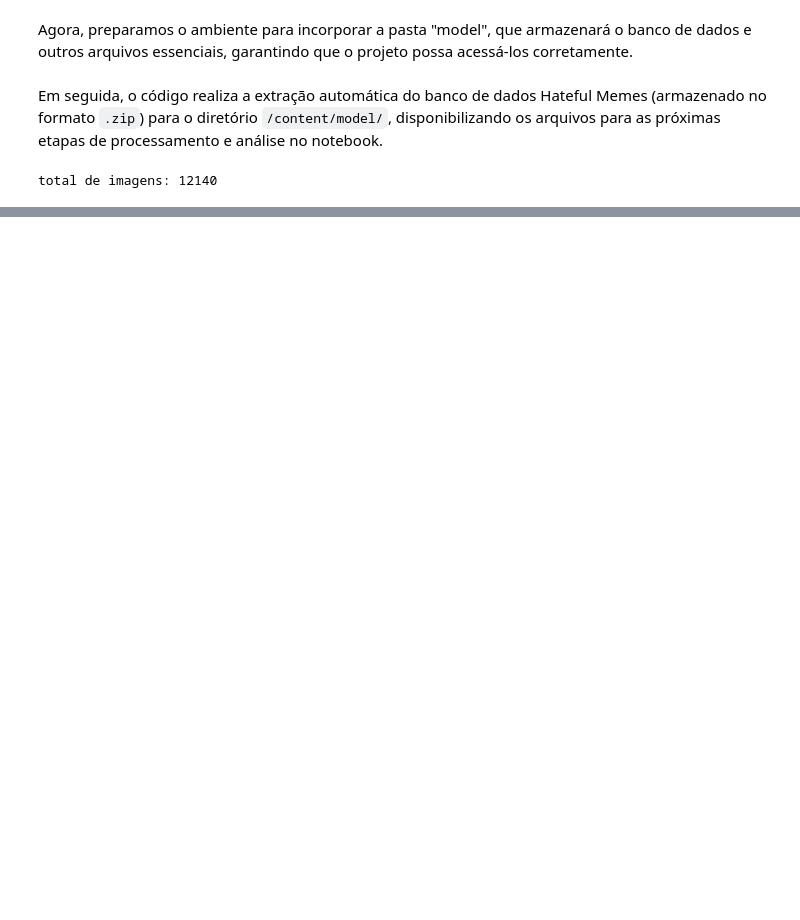
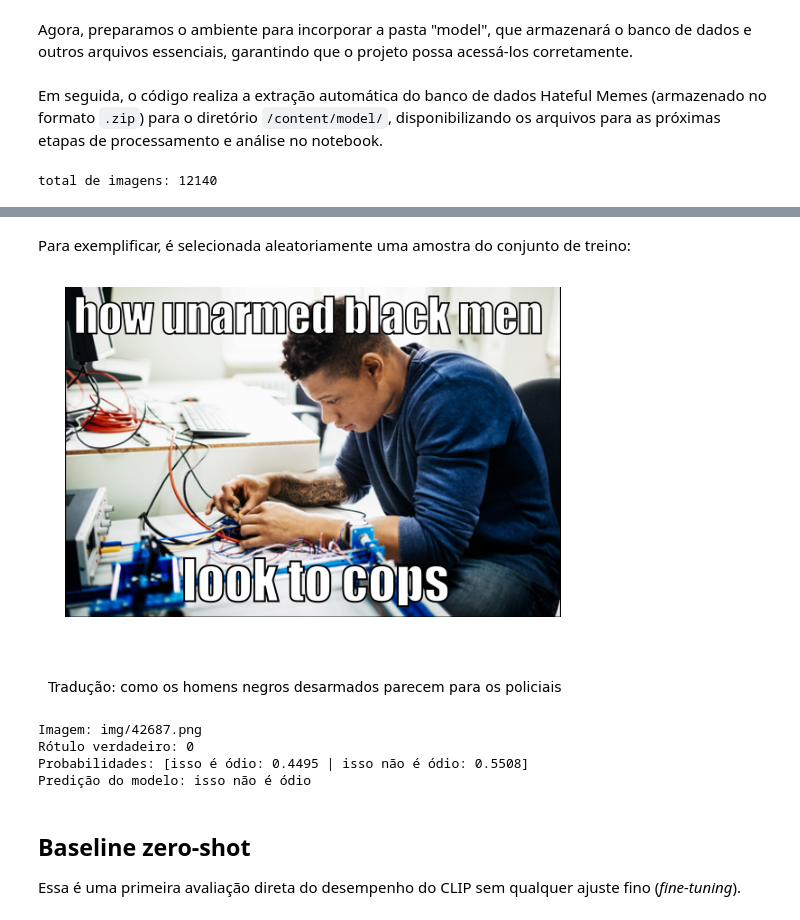
Before and after one commit to anathayna/tcc, a Jupyter notebook: notebooks/tcc.ipynb, the cells around one changed output, grey strips where cells are left out. Cells and saved outputs as stored; diff of their text form; code cells hidden in the pictures; blank space fills up the shorter version.

```diff
--- a/notebooks/tcc.ipynb
+++ b/notebooks/tcc.ipynb
@@ -436,0 +315,80 @@ Test unseen image features shape: torch.Size([2000, 512])
+# %% [markdown]
+Para exemplificar, é selecionada aleatoriamente uma amostra do conjunto de treino:
+# %%
+import torch
+import clip
+from PIL import Image
+import json
+import os
+import random
+import matplotlib.pyplot as plt
+from googletrans import Translator
+
+# load the model
+device = "cuda" if torch.cuda.is_available() else "cpu"
+model, preprocess = clip.load("ViT-B/32", device=device)
+
+# prepare the inputs
+prompts = ["isso é ódio", "isso não é ódio"]
+text_inputs = clip.tokenize(prompts).to(device)
+
+# calculate features
+with torch.no_grad():
+    text_features = model.encode_text(text_inputs)
+    text_features = text_features / text_features.norm(dim=-1, keepdim=True)
+
+def predict_meme_zero_shot(img_path):
+    image = Image.open(img_path).convert("RGB")
+    image_input = preprocess(image).unsqueeze(0).to(device)
+
+    with torch.no_grad():
+        image_features = model.encode_image(image_input)
+        image_features = image_features / image_features.norm(dim=-1, keepdim=True)
+
+        # calculate similarity between image and text features
+        similarity = (100.0 * image_features @ text_features.T).softmax(dim=-1)
+
+    # the similarity scores are probabilities.
+    # similarity[0, 0] corresponds to the probability of "a hateful meme"
+    # similarity[0, 1] corresponds to the probability of "a non-hateful meme"
+    return similarity.cpu().numpy()[0]
+
+base_path = '/content/model/hateful_memes/'
+train_jsonl_path = os.path.join(base_path, "train.jsonl")
+
+with open(train_jsonl_path, "r", encoding="utf-8") as f:
+    lines = f.readlines()
+
+sample = json.loads(random.choice(lines))
+img_path = os.path.join(base_path, sample["img"])
+
+image = Image.open(img_path).convert("RGB")
+
+translator = Translator()
+text_en = sample.get("text", "")
+text_pt = translator.translate(text_en, src="en", dest="pt").text if text_en else "(sem texto)"
+
+plt.imshow(image)
+plt.axis("off")
+plt.figtext(0.5, -0.005, f"Tradução: {text_pt}",
+            ha="center", fontsize=10, wrap=True)
+plt.show()
+
+probs = predict_meme_zero_shot(img_path)
+predicted_label = prompts[probs.argmax()]
+
+prob_str = " | ".join([f"{p}: {prob:.4f}" for p, prob in zip(prompts, probs)])
+
+print(f"Imagem: {sample['img']}")
+print(f"Rótulo verdadeiro: {sample.get('label', 'desconhecido')}")
+print(f"Probabilidades: [{prob_str}]")
+print(f"Predição do modelo: {predicted_label}")
+# %% [output]
+[figure, added]
+Imagem: img/42687.png
+Rótulo verdadeiro: 0
+Probabilidades: [isso é ódio: 0.4495 | isso não é ódio: 0.5508]
+Predição do modelo: isso não é ódio
+# %% [markdown]
+## Baseline zero-shot
+Essa é uma primeira avaliação direta do desempenho do CLIP sem qualquer ajuste fino (*fine-tuning*).
```
Also changed, not shown: parts of 29 cells of this notebook.
